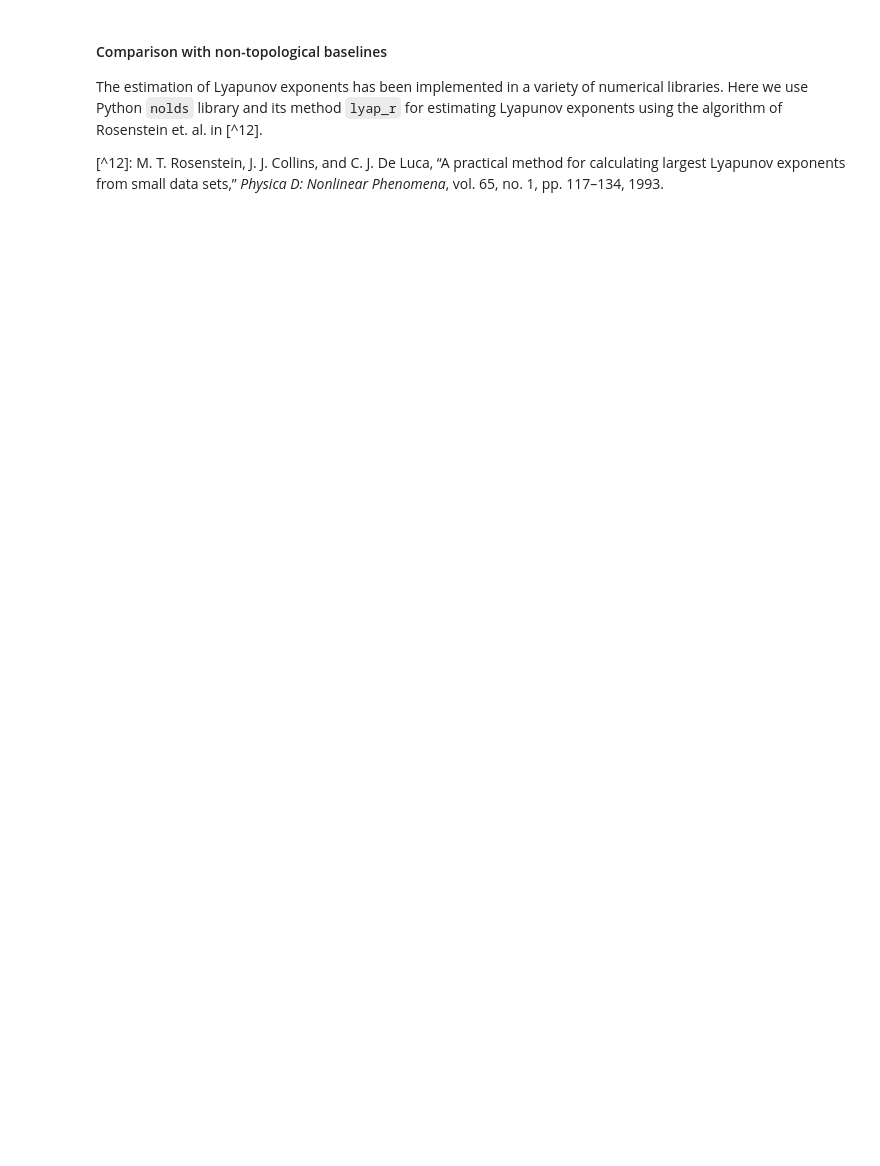
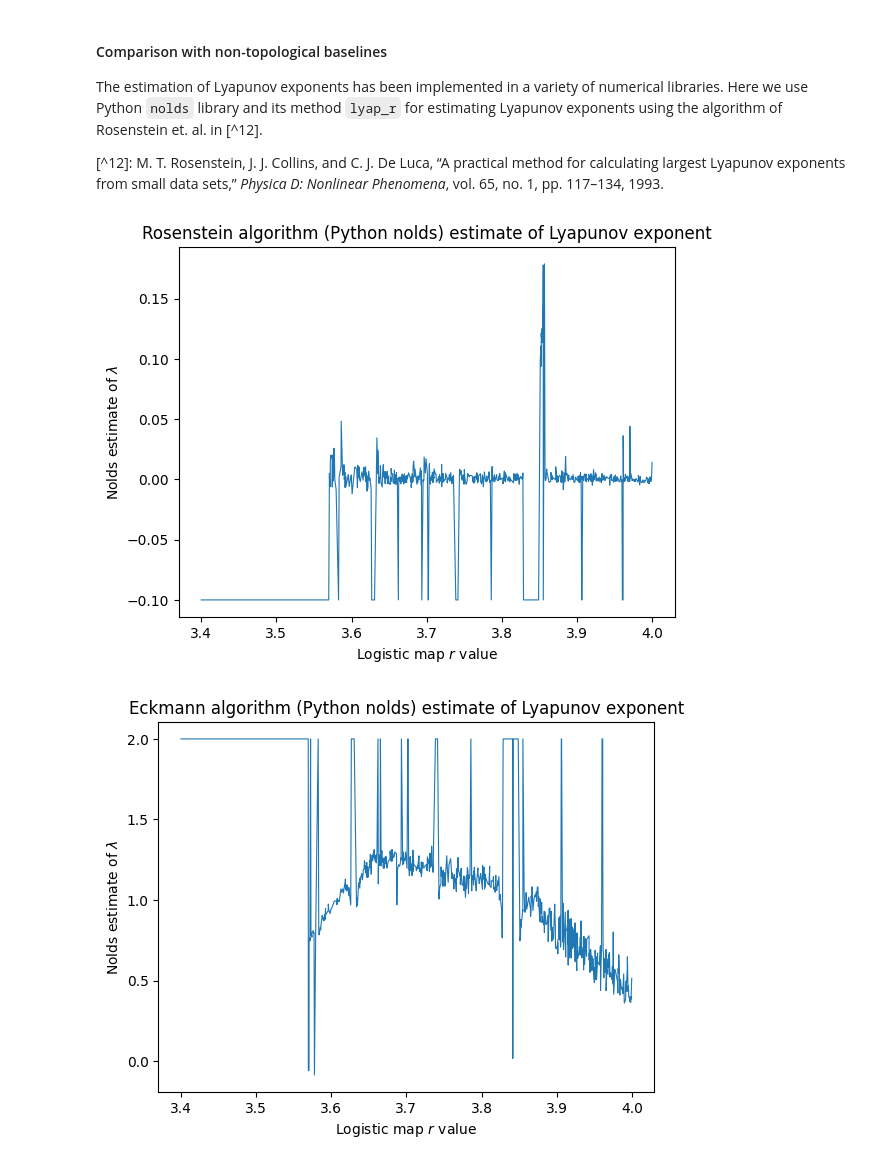
Before and after one commit to colinstephen/topological_divergences, a Jupyter notebook: experiments2.ipynb, the cells around one changed output. Drawn from its saved outputs; the diff is of its cells as text; code cells hidden in the pictures; blank space fills up the shorter version.

```diff
--- a/experiments2.ipynb
+++ b/experiments2.ipynb
@@ -314,3 +316,26 @@ for div_name in ["entropy", "silhouette", "bottleneck", "wasserstein"]:
 The estimation of Lyapunov exponents has been implemented in a variety of numerical libraries. Here we use Python `nolds` library and its method `lyap_r` for estimating Lyapunov exponents using the algorithm of Rosenstein et. al. in [^12].
 
 [^12]: M. T. Rosenstein, J. J. Collins, and C. J. De Luca, “A practical method for calculating largest Lyapunov exponents from small data sets,” *Physica D: Nonlinear Phenomena*, vol. 65, no. 1, pp. 117–134, 1993.
+# %%
+nolds_estimates_rosenstein = [lyap_r(ts) for ts in logistic_data.trajectories]
+nolds_estimates_eckmann = [max(lyap_e(ts)) for ts in logistic_data.trajectories]
+# %%
+nolds_estimates_finite = np.array(nolds_estimates_rosenstein)
+nolds_estimates_finite[nolds_estimates_finite == -np.inf] = -.1
+nolds_estimates_finite_e = np.array(nolds_estimates_eckmann)
+nolds_estimates_finite_e[nolds_estimates_finite_e == -np.inf] = -2
+nolds_estimates_finite_e[nolds_estimates_finite_e == np.inf] = 2
+# %%
+plt.plot(logistic_data.r_values, nolds_estimates_finite, lw=0.8)
+plt.title("Rosenstein algorithm (Python nolds) estimate of Lyapunov exponent")
+plt.xlabel("Logistic map $r$ value")
+plt.ylabel("Nolds estimate of $\lambda$")
+plt.show()
+plt.plot(logistic_data.r_values, nolds_estimates_finite_e, lw=0.8)
+plt.title("Eckmann algorithm (Python nolds) estimate of Lyapunov exponent")
+plt.xlabel("Logistic map $r$ value")
+plt.ylabel("Nolds estimate of $\lambda$")
+plt.show()
+# %% [output]
+[figure, added]
+[figure, added]
```
Also changed, not shown: parts of 39 cells of this notebook.
